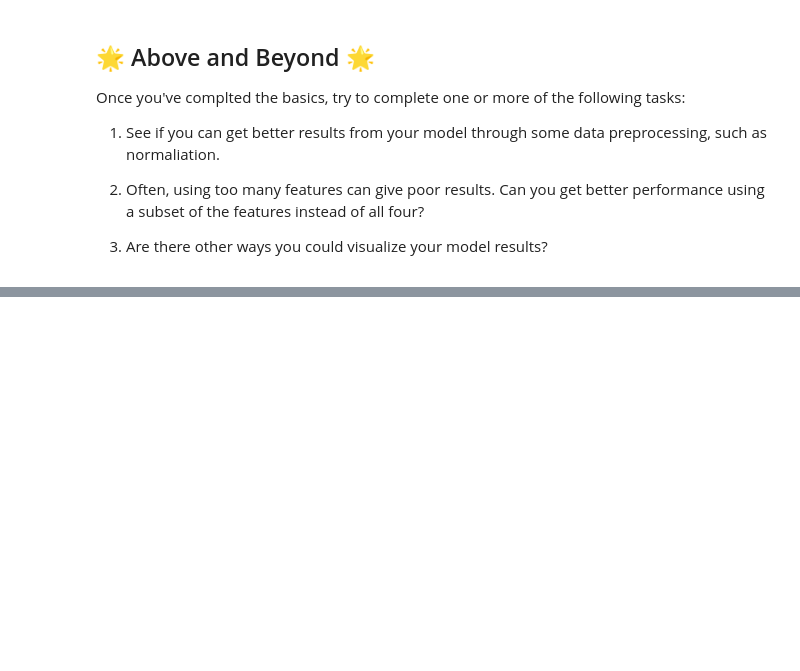
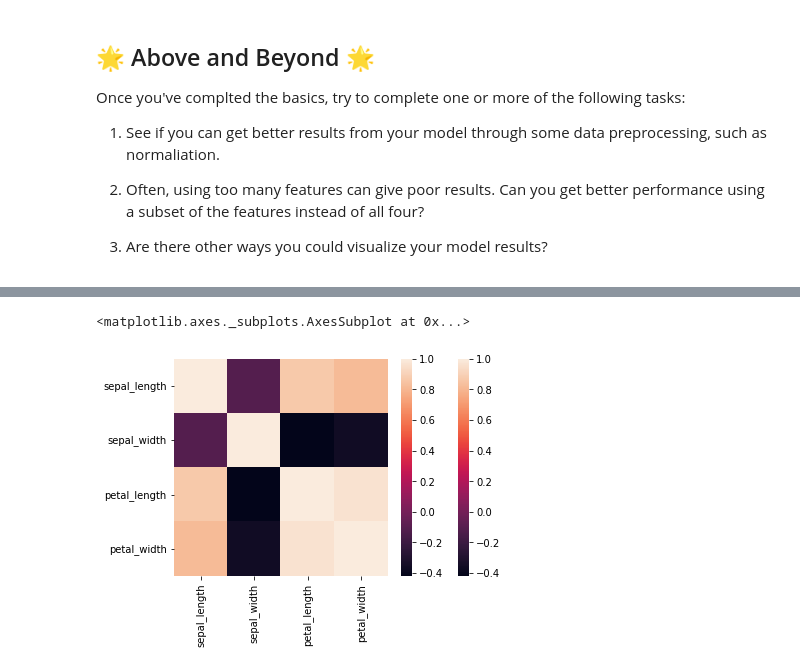
Before and after one commit to carlosdgerez/machine_learning, a Jupyter notebook: notebooks/Exploration_04.ipynb, the cells around one changed output, grey strips where cells are left out. Cells and saved outputs as stored; diff of their text form; code cells hidden in the pictures; blank space fills up the shorter version.

```diff
--- a/notebooks/Exploration_04.ipynb
+++ b/notebooks/Exploration_04.ipynb
@@ -336,0 +352,9 @@ Once you've complted the basics, try to complete one or more of the following ta
+# %%
+import seaborn as sns
+corr = iris.drop(columns='species').corr()
+
+heatmap1 = sns.heatmap(corr).get_figure()
+sns.heatmap(corr)
+# %% [output]
+<matplotlib.axes._subplots.AxesSubplot at 0x...>
+[figure, added]
```
Also changed, not shown: parts of 2 cells of this notebook.
